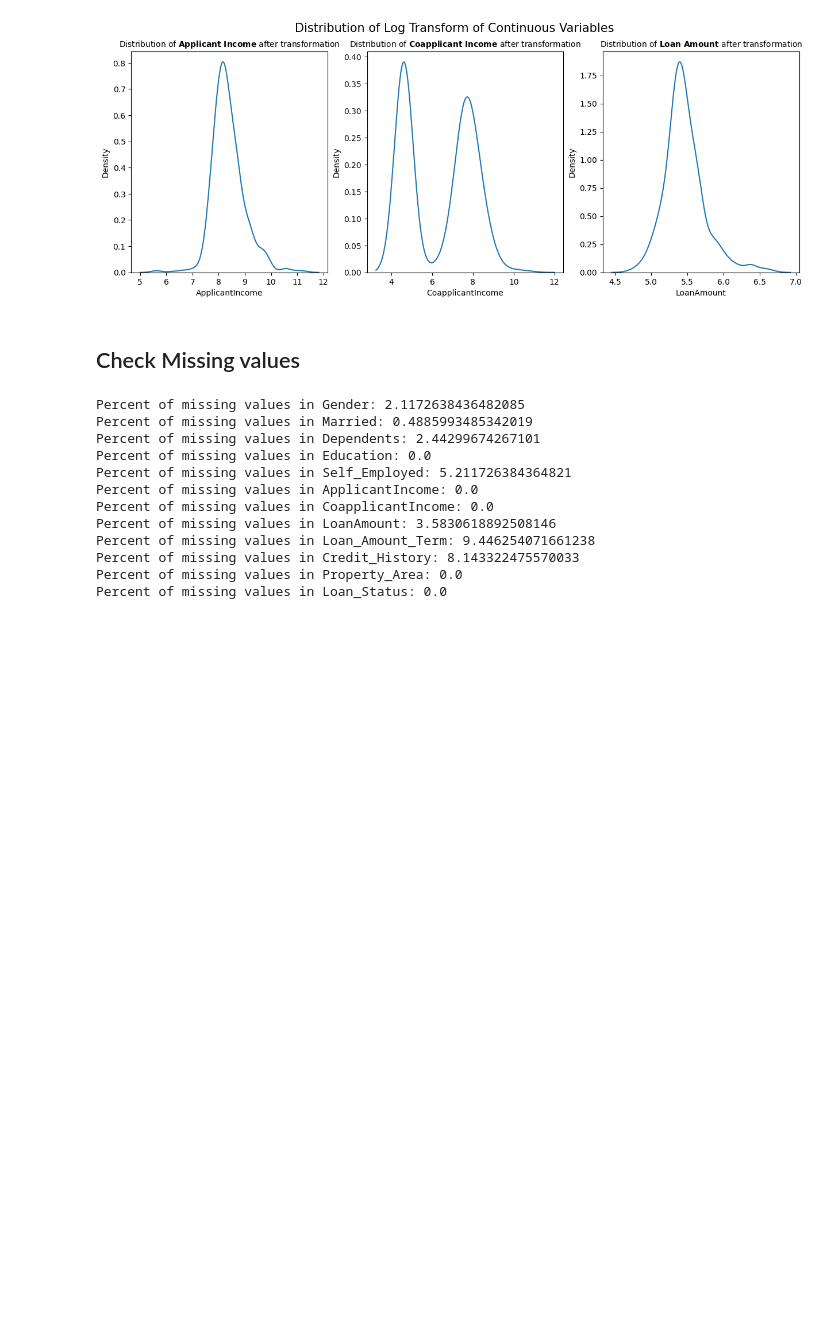
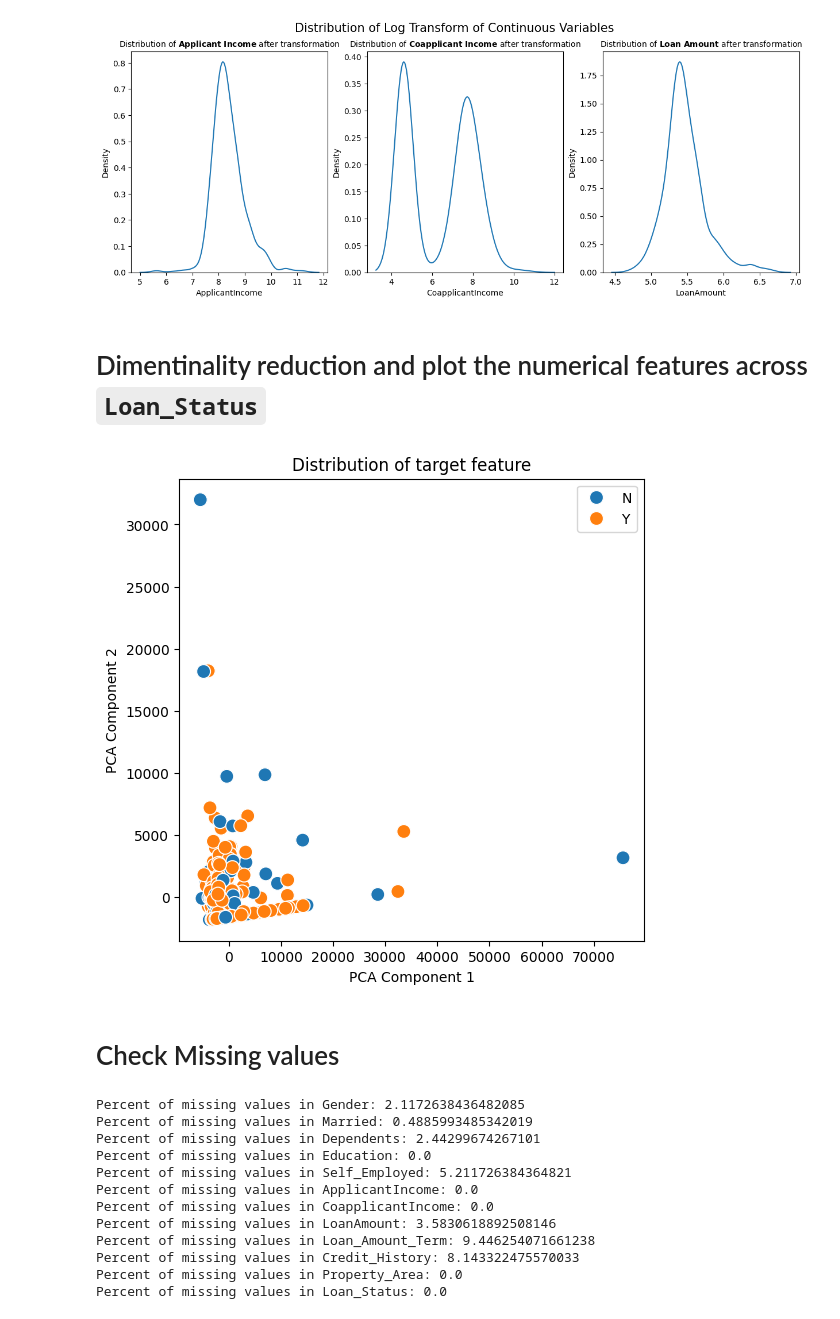
Before and after one commit to solmazkh114/LoanCreditApproval, a Jupyter notebook: LoanEligibility-EDA-ModelBuilding.ipynb, the cells around one changed output. Cells and saved outputs as stored; diff of their text form; code cells hidden in the pictures; blank space fills up the shorter version.

Commit message:
Added more visualizations

```diff
--- a/LoanEligibility-EDA-ModelBuilding.ipynb
+++ b/LoanEligibility-EDA-ModelBuilding.ipynb
@@ -349,8 +351,30 @@ for i, feature in enumerate(num_vars):
     ax[i].set_title(f"Distribution of $\\bf{{{feature}}}$ after transformation", fontsize=10)
 # %% [output]
 [figure]
+# %% [markdown]
+# Dimentinality reduction and plot the numerical features across `Loan_Status`
+# %%
+data = df.dropna()
+X = data[num_vars]
+
+
+pca = PCA(n_components=2)
+X_pca = pca.fit_transform(X)
+
+
+plt.figure(figsize=(6, 6))
+
+sns.scatterplot(x= X_pca[:, 0], y=X_pca[:, 1], hue= data['Loan_Status'], s = 100)
+
+plt.title('Distribution of target feature')
+plt.xlabel('PCA Component 1')
+plt.ylabel('PCA Component 2')
+plt.legend()
+plt.show()
+# %% [output]
+[figure, added]
 # %% [markdown]
-## Check Missing values
+# Check Missing values
 # %%
 sum(df["Gender"].isnull())/df.shape[0]
 
```
Also changed, not shown: parts of 24 cells of this notebook.
